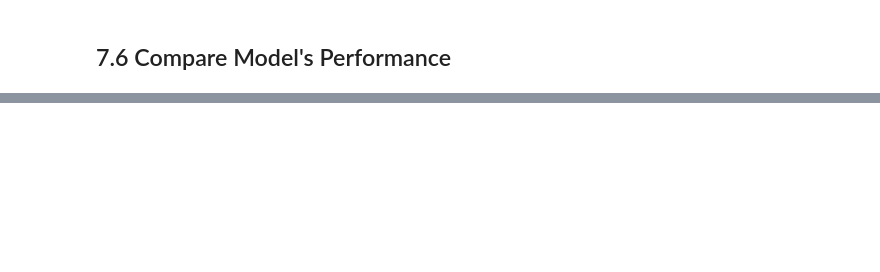
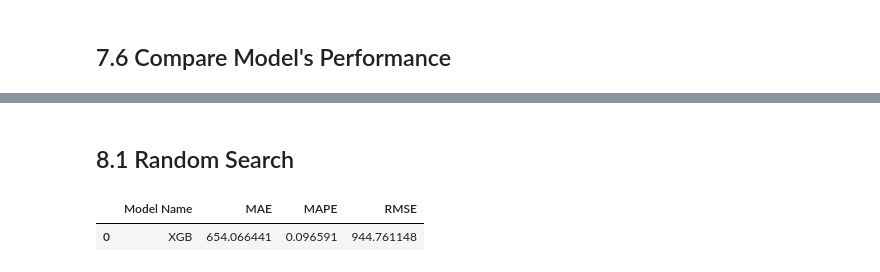
Before and after one commit to gustavo-moretto/Rossman-Sales-Prediction, a Jupyter notebook: rossmann_sales_prediction.ipynb, the cells around one changed output, grey strips where cells are left out. Saved outputs shown, nothing was run; the diff lists cells and outputs as text; code cells hidden in the pictures; blank space fills up the shorter version.

```diff
--- a/rossmann_sales_prediction.ipynb
+++ b/rossmann_sales_prediction.ipynb
@@ -1233,0 +1272,2 @@ modelling_result.sort_values('RMSE')
+# %% [markdown]
+## 8.1 Random Search
@@ -1233,0 +1308,28 @@ modelling_result.sort_values('RMSE')
+# %%
+param_tuned = {
+    'n_estimators':3000,
+    'eta':0.3,
+    'max_depth': 5,
+    'subsample':0.7,
+    'colsample_bytree':0.7,
+    'min_child_weight':3
+}
+# %%
+# model
+model_xgb_tuned = xgb.XGBRegressor(
+    objective = 'reg:squarederror',
+    n_estimators=param_tuned['n_estimators'],
+    eta=param_tuned['eta'],
+    max_depth=param_tuned['max_depth'],
+    subsample=param_tuned['subsample'],
+    colsample_bytree=param_tuned['colsample_bytree']).fit(x_train, y_train)
+
+# prediction
+yhat_xgb_tuned = model_xgb_tuned.predict(x_test)
+
+# performance
+xgb_result_tuned = ml_error("XGB", np.expm1(y_test), np.expm1(yhat_xgb_tuned))
+xgb_result_tuned
+# %% [output]
+|  | Model Name | MAE | MAPE | RMSE |
+| 0 | XGB | 654.066441 | 0.096591 | 944.761148 |
```
Also changed, not shown: parts of 28 cells of this notebook.
